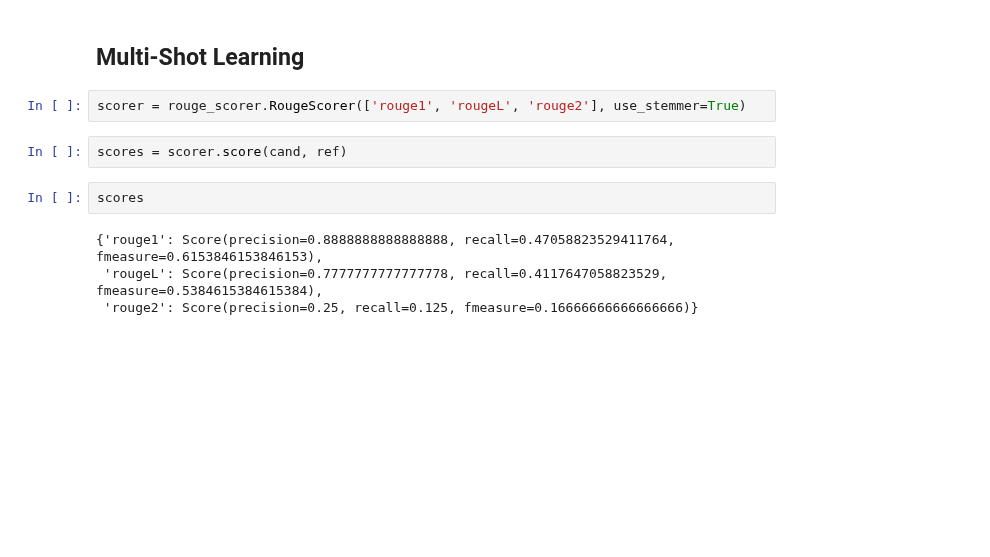
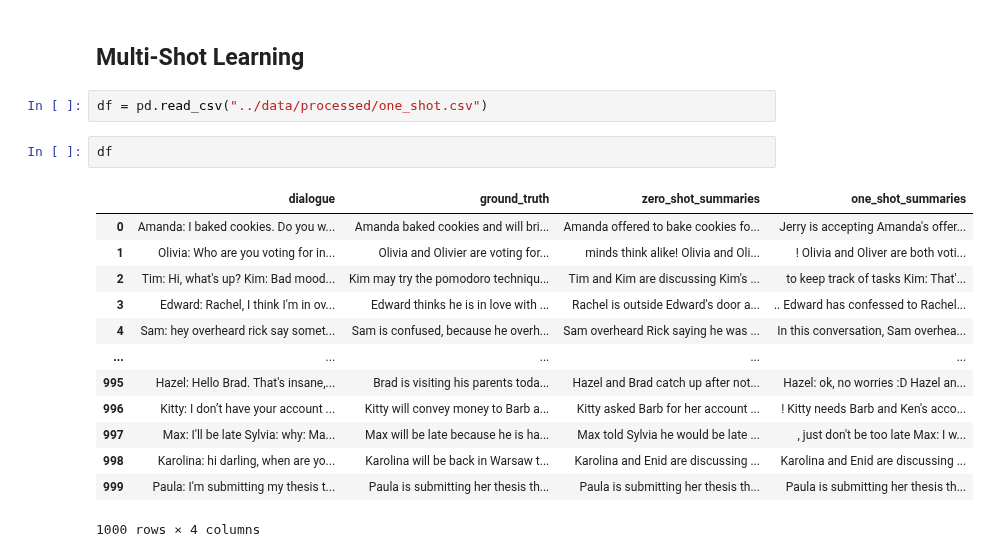
Before and after one commit to jvgalvin/Portfolio, a Jupyter notebook: notebooks/analysis.ipynb, the cells around one changed output. Saved outputs shown, nothing was run; the diff lists cells and outputs as text; blank space fills up the shorter version.

```diff
--- a/notebooks/analysis.ipynb
+++ b/notebooks/analysis.ipynb
@@ -104,13 +94,21 @@ df["one_shot_summaries"] = df["one_shot_summaries"].str.replace("\n\n", "   ")
 df.to_csv("../data/processed/one_shot.csv", index=False)
 # %% [markdown]
 ## Multi-Shot Learning
-# %%
-scorer = rouge_scorer.RougeScorer(['rouge1', 'rougeL', 'rouge2'], use_stemmer=True)
-# %%
-scores = scorer.score(cand, ref)
-# %%
-scores
-# %% [output]
-{'rouge1': Score(precision=0.8888888888888888, recall=0.47058823529411764, fmeasure=0.6153846153846153),
- 'rougeL': Score(precision=0.7777777777777778, recall=0.4117647058823529, fmeasure=0.5384615384615384),
- 'rouge2': Score(precision=0.25, recall=0.125, fmeasure=0.16666666666666666)}
+# %%
+df = pd.read_csv("../data/processed/one_shot.csv")
+# %%
+df
+# %% [output]
+|  | dialogue | ground_truth | zero_shot_summaries | one_shot_summaries |
+| 0 | Amanda: I baked cookies. Do you w... | Amanda baked cookies and will bri... | Amanda offered to bake cookies fo... | Jerry is accepting Amanda's offer... |
+| 1 | Olivia: Who are you voting for in... | Olivia and Olivier are voting for... | minds think alike! Olivia and Oli... | ! Olivia and Oliver are both voti... |
+| 2 | Tim: Hi, what's up? Kim: Bad mood... | Kim may try the pomodoro techniqu... | Tim and Kim are discussing Kim's ... | to keep track of tasks Kim: That'... |
+| 3 | Edward: Rachel, I think I'm in ov... | Edward thinks he is in love with ... | Rachel is outside Edward's door a... | .. Edward has confessed to Rachel... |
+| 4 | Sam: hey overheard rick say somet... | Sam is confused, because he overh... | Sam overheard Rick saying he was ... | In this conversation, Sam overhea... |
+| ... | ... | ... | ... | ... |
+| 995 | Hazel: Hello Brad. That's insane,... | Brad is visiting his parents toda... | Hazel and Brad catch up after not... | Hazel: ok, no worries :D Hazel an... |
+| 996 | Kitty: I don’t have your account ... | Kitty will convey money to Barb a... | Kitty asked Barb for her account ... | ! Kitty needs Barb and Ken's acco... |
+| 997 | Max: I'll be late Sylvia: why: Ma... | Max will be late because he is ha... | Max told Sylvia he would be late ... | , just don't be too late Max: I w... |
+| 998 | Karolina: hi darling, when are yo... | Karolina will be back in Warsaw t... | Karolina and Enid are discussing ... | Karolina and Enid are discussing ... |
+| 999 | Paula: I'm submitting my thesis t... | Paula is submitting her thesis th... | Paula is submitting her thesis th... | Paula is submitting her thesis th... |
+1000 rows × 4 columns
```
Also changed, not shown: parts of 13 cells of this notebook, 1 other file.
